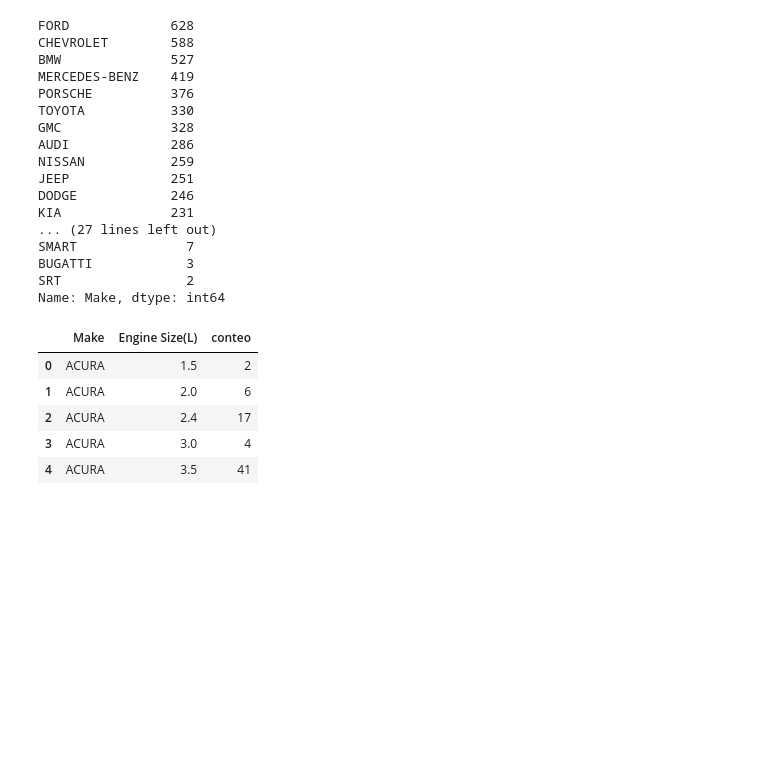
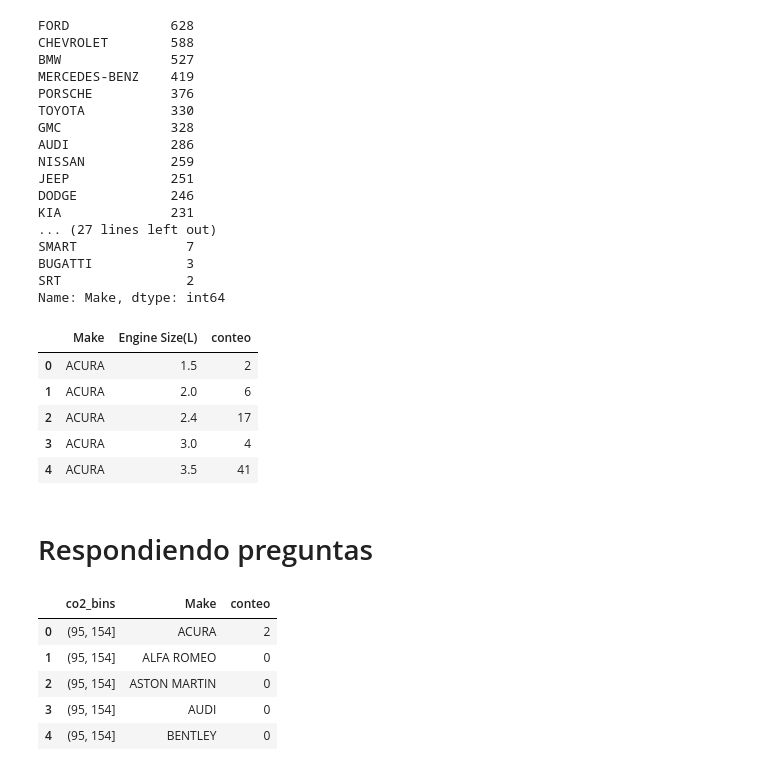
Before and after one commit to danielgqj/PythonAnalytics, a Jupyter notebook: SRC/ejemplo1.ipynb, the cells around one changed output. Drawn from its saved outputs; the diff is of its cells as text; code cells hidden in the pictures; blank space fills up the shorter version.

```diff
--- a/SRC/ejemplo1.ipynb
+++ b/SRC/ejemplo1.ipynb
@@ -198,3 +206,18 @@ conteo_marca_cil.head()
 | 2 | ACURA | 2.4 | 17 |
 | 3 | ACURA | 3.0 | 4 |
 | 4 | ACURA | 3.5 | 41 |
+# %% [markdown]
+# Respondiendo preguntas
+# %%
+conteo_co2_x_marca = (df[['co2_bins', 'Make']].dropna() # Seleccion de columna y elimino NaNs
+                      .groupby(['co2_bins', 'Make']).size() # Agrupo y cuento las obs. por intervalo de edad y sexo
+                      .reset_index() # Convierte a df
+                      .rename({0: 'conteo'}, axis=1)) # Cambia el nombre de "0" a "conteo"
+conteo_co2_x_marca.head()
+# %% [output]
+|  | co2_bins | Make | conteo |
+| 0 | (95, 154] | ACURA | 2 |
+| 1 | (95, 154] | ALFA ROMEO | 0 |
+| 2 | (95, 154] | ASTON MARTIN | 0 |
+| 3 | (95, 154] | AUDI | 0 |
+| 4 | (95, 154] | BENTLEY | 0 |
```
Also changed, not shown: parts of 10 cells of this notebook.
